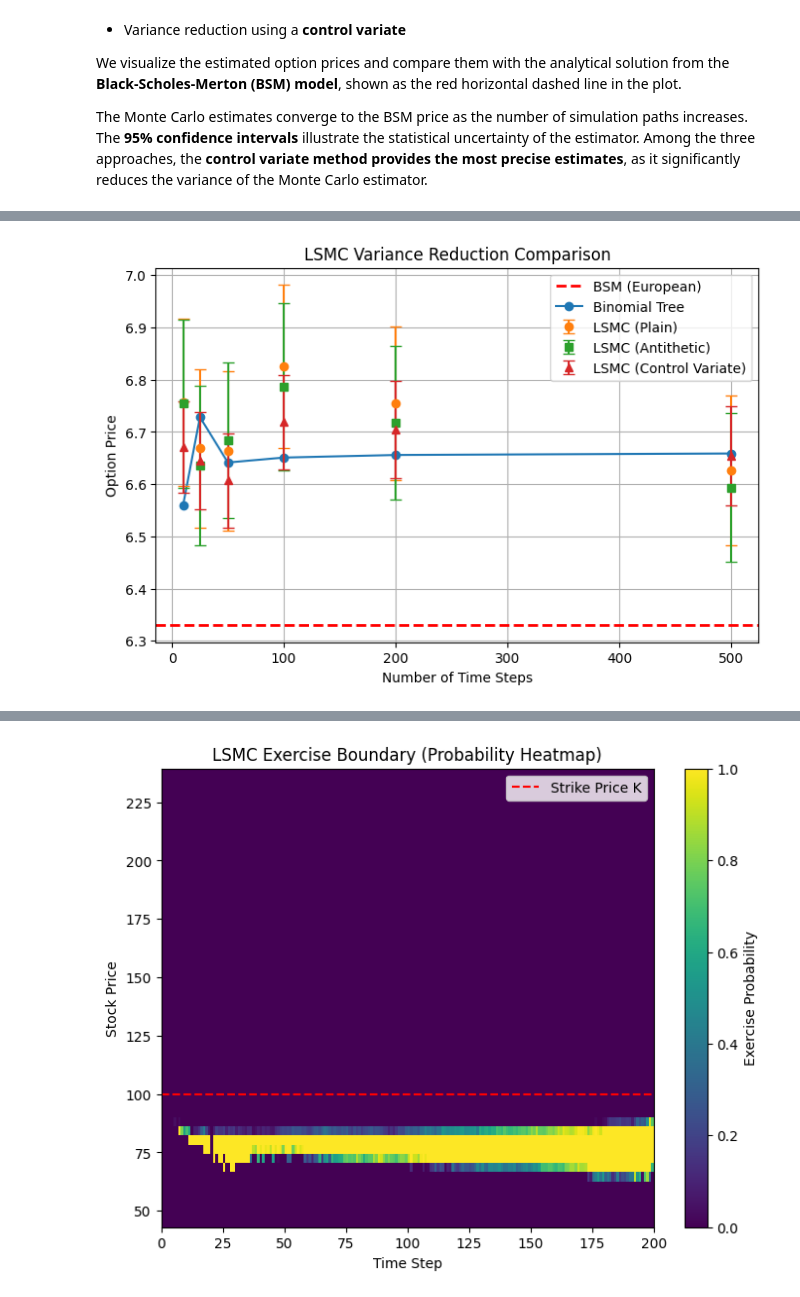
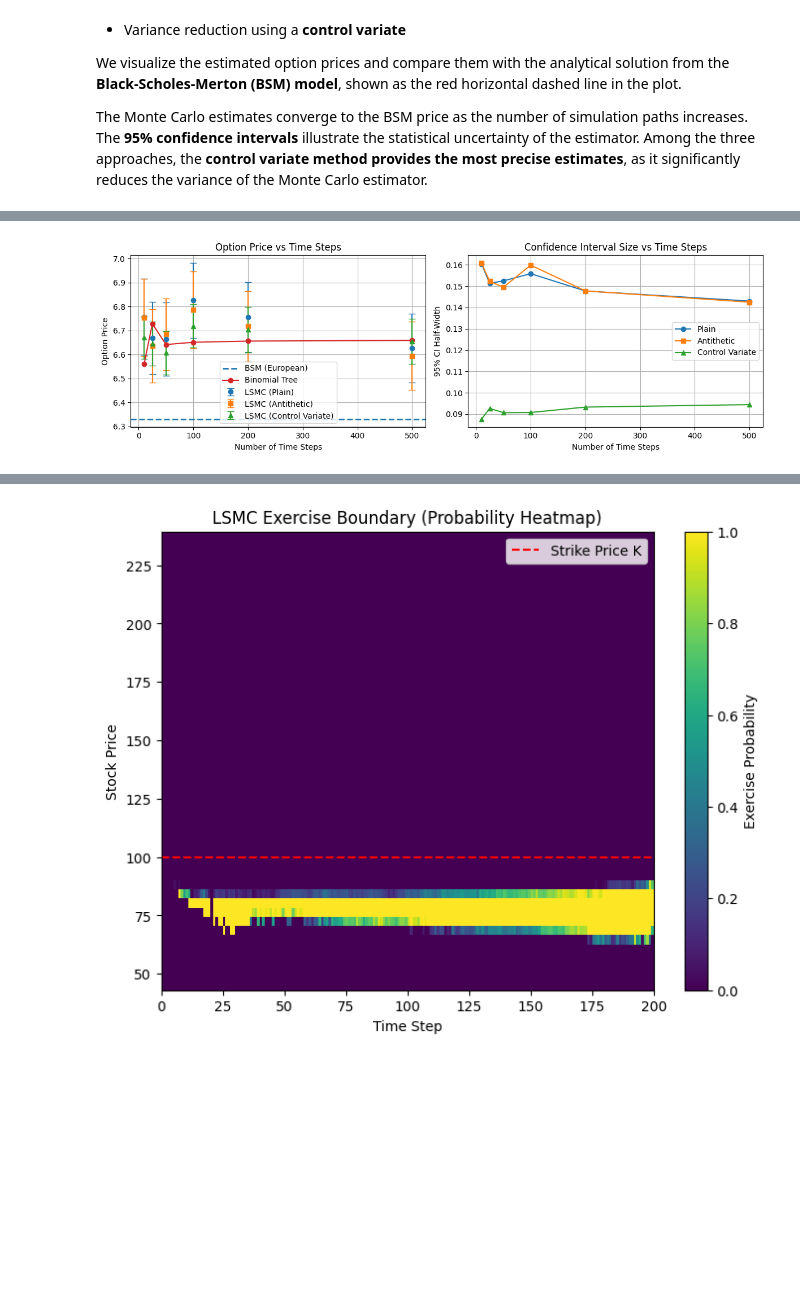
Before and after one commit to hsiuhsil/options_futures_derivatives, a Jupyter notebook: notebooks/Monte Carlo Simulation.ipynb, the cells around one changed output, grey strips where cells are left out. Drawn from its saved outputs; the diff is of its cells as text; code cells hidden in the pictures; blank space fills up the shorter version.

Commit message:
comparisons of LSMC confidence levels across number of paths

```diff
--- a/notebooks/Monte Carlo Simulation.ipynb
+++ b/notebooks/Monte Carlo Simulation.ipynb
@@ -236,48 +137,70 @@ for i, n_steps in enumerate(N_steps):
         N=n_steps, q=q, return_tree=False
     )
 
     # 1. Plain
     price_plain[i], stderr_plain[i] = price_american_lsmc(option_type, s, k, r, sigma, T, q,
         n_steps=n_steps, n_paths=n_paths, antithetic=False, control_variate=False, seed=42)
 
     # 2. Antithetic
     price_anti[i], stderr_anti[i] = price_american_lsmc(option_type, s, k, r, sigma, T, q,
        n_steps=n_steps, n_paths=n_paths, antithetic=True, control_variate=False, seed=42)
 
     # 3. Control variate
     price_cv[i], stderr_cv[i] = price_american_lsmc(option_type, s, k, r, sigma, T, q,
         n_steps=n_steps, n_paths=n_paths, antithetic=False, control_variate=True, seed=42)
 
 # 95% CI
 ci_plain = 1.96 * stderr_plain
 ci_anti = 1.96 * stderr_anti
 ci_cv = 1.96 * stderr_cv
 
-plt.figure(figsize=(8, 5))
 
-# BSM baseline
-plt.axhline(y=price_bsm, linestyle='--', color='red', linewidth=2, label='BSM (European)')
+fig, axes = plt.subplots(1, 2, figsize=(12, 4), sharex=True)
 
-# Binomial
-plt.plot(N_steps, price_tree, marker='o', linestyle='-', label='Binomial Tree')
+# left panel: pricing
+ax = axes[0]
 
-# LSMC - Plain
-plt.errorbar(N_steps, price_plain, yerr=ci_plain, fmt='o', capsize=4, linestyle='none', label='LSMC (Plain)')
+# LSMC, plain
+ax.errorbar(N_steps, price_plain, yerr=ci_plain,
+            fmt='o', capsize=4, linestyle='none', label='LSMC (Plain)')
 
-# LSMC - Antithetic
-plt.errorbar(N_steps, price_anti, yerr=ci_anti, fmt='s', capsize=4, linestyle='none', label='LSMC (Antithetic)')
+# LSMC, antithetic
+ax.errorbar(N_steps, price_anti, yerr=ci_anti,
+            fmt='s', capsize=4, linestyle='none', label='LSMC (Antithetic)')
 
-# LSMC - Control Variate
-plt.errorbar(N_steps, price_cv, yerr=ci_cv, fmt='^', capsize=4, linestyle='none', label='LSMC (Control Variate)')
+# LSMC, control variate
+ax.errorbar(N_steps, price_cv, yerr=ci_cv,
+            fmt='^', capsize=4, linestyle='none', label='LSMC (Control Variate)')
 
-plt.xlabel('Number of Time Steps')
-plt.ylabel('Option Price')
-plt.title('LSMC Variance Reduction Comparison')
+# bsm
+ax.axhline(y=price_bsm, linestyle='--', linewidth=2, label='BSM (European)')
 
-plt.legend()
-plt.grid(True)
+# binomial
+ax.plot(N_steps, price_tree, marker='o', linestyle='-', label='Binomial Tree')
 
+ax.set_xlabel('Number of Time Steps')
+ax.set_ylabel('Option Price')
+ax.set_title('Option Price vs Time Steps')
+ax.legend()
+ax.grid(True)
+
+
+# right: CI size
+ax = axes[1]
+
+ax.plot(N_steps, ci_plain, marker='o', linestyle='-', label='Plain')
+ax.plot(N_steps, ci_anti, marker='s', linestyle='-', label='Antithetic')
+ax.plot(N_steps, ci_cv, marker='^', linestyle='-', label='Control Variate')
+
+ax.set_xlabel('Number of Time Steps')
+ax.set_ylabel('95% CI Half-Width')
+ax.set_title('Confidence Interval Size vs Time Steps')
+ax.legend()
+ax.grid(True)
+
+
+plt.tight_layout()
 plt.show()
 # %% [output]
-[figure, old version]
+[figure, new version]
 # %%
```
Also changed, not shown: parts of 4 cells of this notebook, 1 other file.
